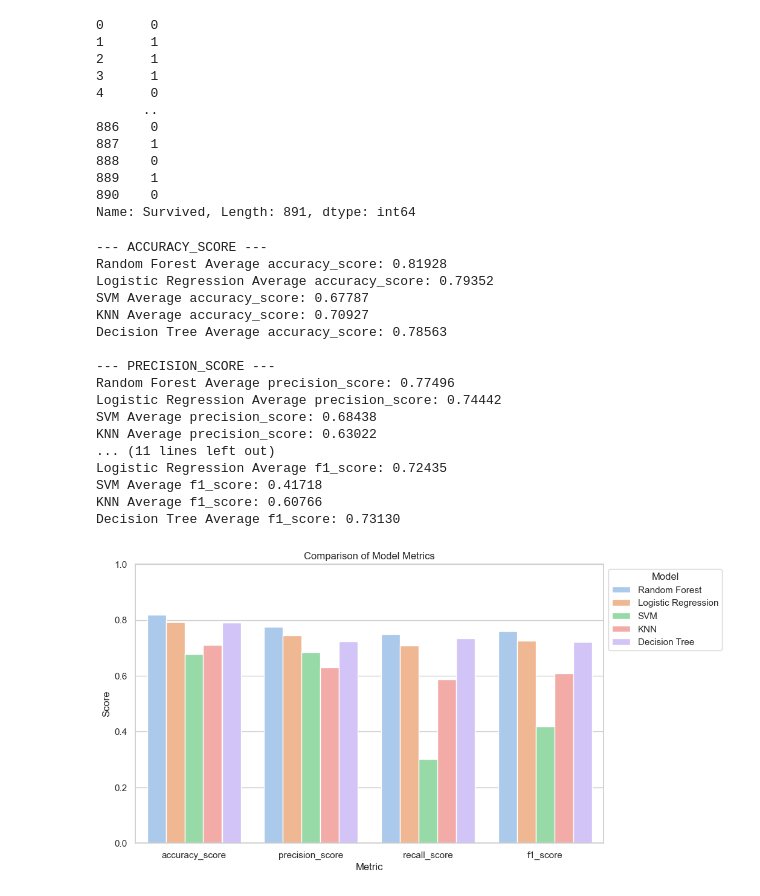
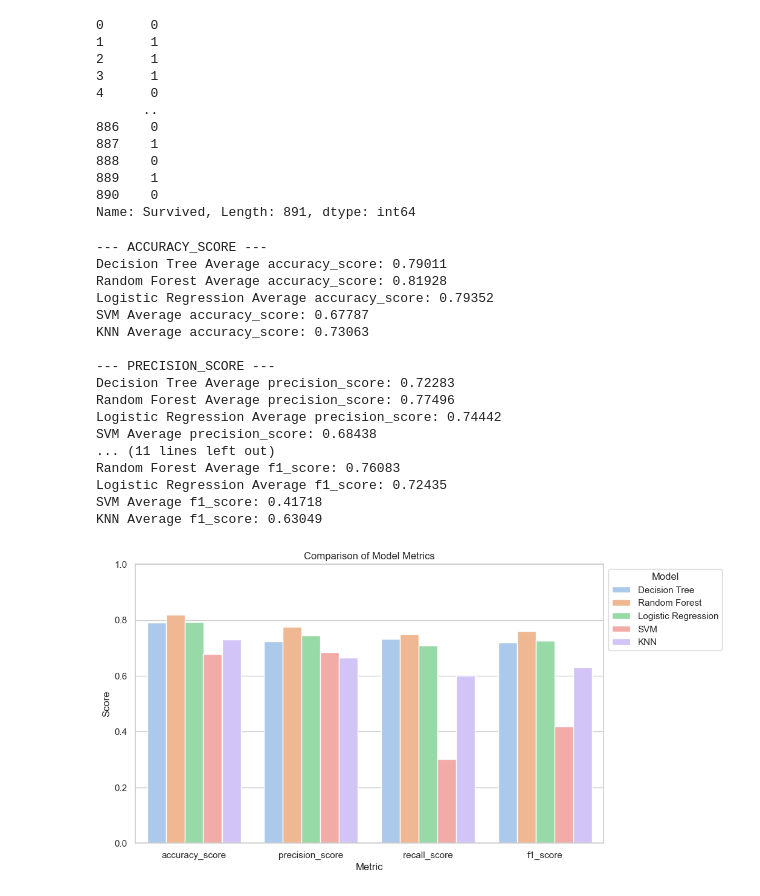
Before and after one commit to Jellypipo/Advance-Programming, a Jupyter notebook: titanic/titanic.ipynb, the cells around one changed output. Saved outputs shown, nothing was run; the diff lists cells and outputs as text; code cells hidden in the pictures.

```diff
--- a/titanic/titanic.ipynb
+++ b/titanic/titanic.ipynb
@@ -82,100 +82,93 @@ from sklearn.svm import SVC
 from sklearn.neighbors import KNeighborsClassifier
 from sklearn.tree import DecisionTreeClassifier
 
+# Decision Tree
+decision_tree = DecisionTreeClassifier()
+
 # Random Forest Classifier
 random_forest = RandomForestClassifier(n_estimators=100, random_state=42)
 
 # Logistic Regression
-logreg = LogisticRegression(max_iter=200)
+logreg = LogisticRegression(max_iter=600)
 
 # Support Vector Machine
 svm = SVC()
 
 # k-Nearest Neighbors
-knn = KNeighborsClassifier(n_neighbors=5)
-
-# Decision Tree
-decision_tree = DecisionTreeClassifier()
+knn = KNeighborsClassifier(n_neighbors=3)
 # %%
 from sklearn.model_selection import cross_val_score, StratifiedKFold
 from sklearn.metrics import make_scorer, accuracy_score, precision_score, recall_score, f1_score
+import matplotlib.pyplot as plt
+import pandas as pd
 
 # Prepare a Stratified K-Fold to maintain ratio of classes in each fold
 skf = StratifiedKFold(n_splits=5, random_state=42, shuffle=True)
 
-# Initialize models
+# Initialize models list
 models = [
+    (decision_tree, 'Decision Tree'),
     (random_forest, 'Random Forest'),
     (logreg, 'Logistic Regression'),
     (svm, 'SVM'),
-    (knn, 'KNN'),
-    (decision_tree, 'Decision Tree')
+    (knn, 'KNN')
 ]
 
 metrics = [accuracy_score, precision_score, recall_score, f1_score]
 
-# Function to evaluate each model on each metric
 def evaluate_models_by_metric(models, X, y, metrics):
-    results = {metric.__name__: [] for metric in metrics}
+    results = []
+    detailed_results = {metric.__name__: [] for metric in metrics}
 
-    # Evaluate each model
     for model, name in models:
         model_results = {'Model': name}
         for metric in metrics:
             score = cross_val_score(model, X, y, cv=skf, scoring=make_scorer(metric))
             model_results[metric.__name__] = score.mean()
-        for metric_name in results:
-            results[metric_name].append(model_results)
+            results.append({'Model': name, 'Metric': metric.__name__, 'Score': score.mean()})
 
-    # Print results by metric
-    for metric_name, data in results.items():
+        for metric_name in detailed_results:
+            detailed_results[metric_name].append(model_results)
+
+    for metric_name, data in detailed_results.items():
         print(f"\n--- {metric_name.upper()} ---")
         for result in data:
             print(f"{result['Model']} Average {metric_name}: {result[metric_name]:.5f}")
 
-# Evaluate and print the results
-evaluate_models_by_metric(models, X_train, y_train, metrics)
+    return pd.DataFrame(results)
+
+# Usage
+results_df = evaluate_models_by_metric(models, X_train, y_train, metrics)
 # %% [output]
 --- ACCURACY_SCORE ---
+Decision Tree Average accuracy_score: 0.79011
 Random Forest Average accuracy_score: 0.81928
 Logistic Regression Average accuracy_score: 0.79352
 SVM Average accuracy_score: 0.67787
-KNN Average accuracy_score: 0.70927
-Decision Tree Average accuracy_score: 0.78563
+KNN Average accuracy_score: 0.73063
 
 --- PRECISION_SCORE ---
+Decision Tree Average precision_score: 0.72283
 Random Forest Average precision_score: 0.77496
 Logistic Regression Average precision_score: 0.74442
 SVM Average precision_score: 0.68438
-KNN Average precision_score: 0.63022
 ... (11 lines left out)
+Random Forest Average f1_score: 0.76083
 Logistic Regression Average f1_score: 0.72435
 SVM Average f1_score: 0.41718
-KNN Average f1_score: 0.60766
-Decision Tree Average f1_score: 0.73130
+KNN Average f1_score: 0.63049
 # %%
 import seaborn as sns
-import matplotlib.pyplot as plt
 
-def evaluate_models_by_metric_df(models, X, y, metrics):
-    results = []
-    for model, name in models:
-        for metric in metrics:
-            score = cross_val_score(model, X, y, cv=skf, scoring=make_scorer(metric))
-            results.append({'Model': name, 'Metric': metric.__name__, 'Score': score.mean()})
-    return pd.DataFrame(results)
+def plot_results(results_df):
+    sns.set_theme(style="whitegrid", palette="pastel")
+    plt.figure(figsize=(10, 6))
+    plot = sns.barplot(x="Metric", y="Score", hue="Model", data=results_df)
+    plot.set_title('Comparison of Model Metrics')
+    plot.set_ylim(0, 1)
+    plt.legend(title='Model', loc='upper left', bbox_to_anchor=(1, 1))
+    plt.show()
 
-results_df = evaluate_models_by_metric_df(models, X_train, y_train, metrics)
-
-# Set the aesthetic style of the plots
-sns.set_theme(style="whitegrid", palette="pastel")
-
-# Create a bar plot
-plt.figure(figsize=(10, 6))
-plot = sns.barplot(x="Metric", y="Score", hue="Model", data=results_df)
-plot.set_title('Comparison of Model Metrics')
-plot.set_ylim(0, 1)
-plt.legend(title='Model', loc='upper left', bbox_to_anchor=(1, 1))
-plt.show()
+plot_results(results_df)
 # %% [output]
-[figure, old version]
+[figure, new version]
```
